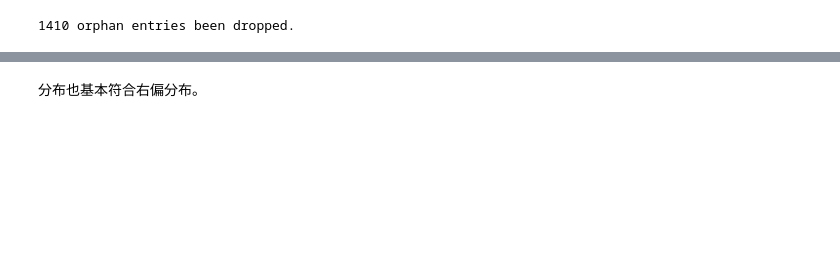
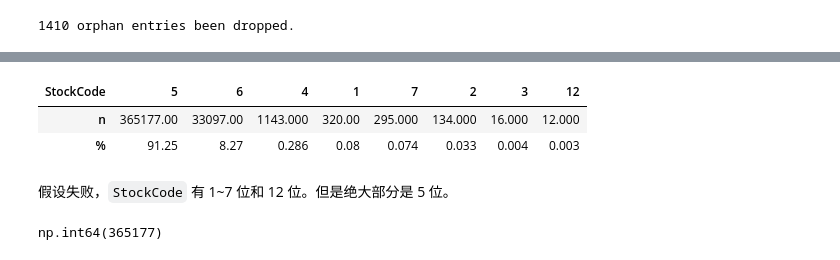
Before and after one commit to ReAllTh/blog, a Jupyter notebook: posts/data_analysis/customer_segmentation/index.ipynb, the cells around one changed output, grey strips where cells are left out. Saved outputs shown, nothing was run; the diff lists cells and outputs as text; code cells hidden in the pictures; blank space fills up the shorter version.

```diff
--- a/posts/data_analysis/customer_segmentation/index.ipynb
+++ b/posts/data_analysis/customer_segmentation/index.ipynb
@@ -262,6 +271,8 @@ plot.show()
 # %%
 # drop orphan orders
-data_origin.drop(index=invalid_orders.index, inplace=True)
-print(f'{len(invalid_orders)} orphan entries been dropped.')
+mask_orphan_orders = data_test_cancel['ValidationStatus'] == 'Orphan/Excess Return'
+orphan_orders = data_origin[mask_orphan_orders]
+data_origin.drop(index=orphan_orders.index, inplace=True)
+print(f'{len(orphan_orders)} orphan entries been dropped.')
 # %% [output]
 1410 orphan entries been dropped.
@@ -348,2 +285,17 @@ plot.show()
-# %% [markdown]
-分布也基本符合右偏分布。
+# %%
+value_counts_stock_code_len = data_origin['StockCode'].str.len().value_counts()
+
+pd.DataFrame({
+    'n': value_counts_stock_code_len,
+    '%': round((value_counts_stock_code_len / len(data_origin) * 100), 3)
+}).T
+# %% [output]
+| StockCode | 5 | 6 | 4 | 1 | 7 | 2 | 3 | 12 |
+| n | 365177.00 | 33097.00 | 1143.000 | 320.00 | 295.000 | 134.000 | 16.000 | 12.000 |
+| % | 91.25 | 8.27 | 0.286 | 0.08 | 0.074 | 0.033 | 0.004 | 0.003 |
+# %% [markdown]
+假设失败，`StockCode` 有 1~7 位和 12 位。但是绝大部分是 5 位。
+# %%
+data_origin[data_origin['StockCode'].str.len() == 5]['StockCode'].str.isnumeric().sum()
+# %% [output]
+np.int64(365177)
```
Also changed, not shown: parts of 67 cells of this notebook.
